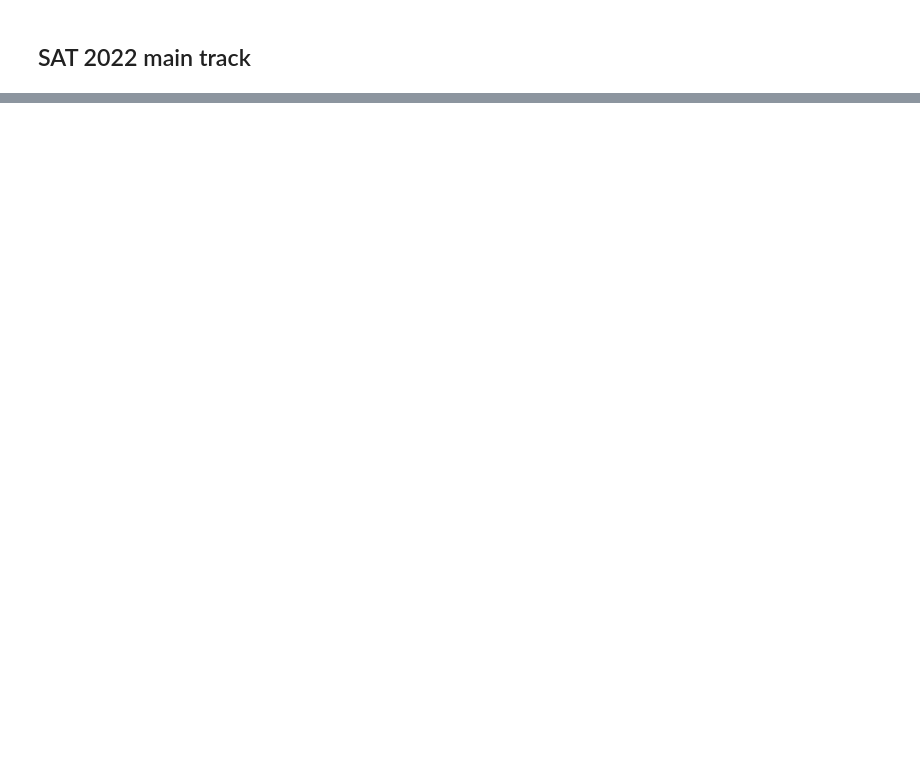
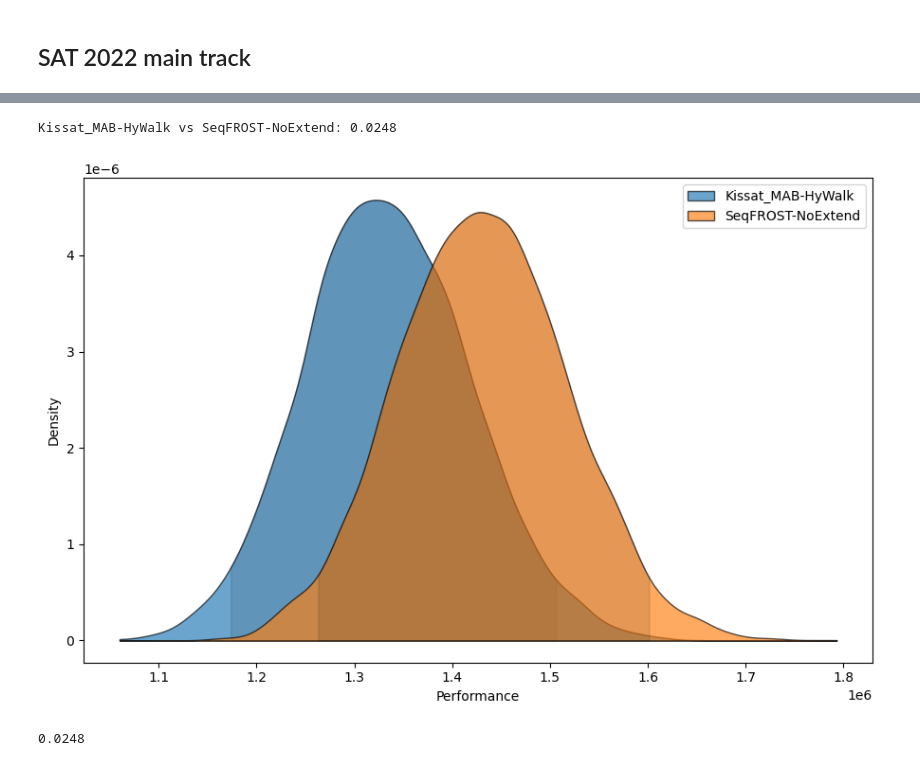
Before and after one commit to jeroenrook/robustranking, a Jupyter notebook: Experiments/main.ipynb, the cells around one changed output, grey strips where cells are left out. Saved outputs shown, nothing was run; the diff lists cells and outputs as text; code cells hidden in the pictures; blank space fills up the shorter version.

Commit message:
Initial work on MO Test scripts

```diff
--- a/Experiments/main.ipynb
+++ b/Experiments/main.ipynb
@@ -93,0 +98,7 @@ Complete table: True
+# %%
+comparison = BootstrapComparison(competition.filter(objectives="PAR2"),
+                                 alpha=0.05,
+                                 minimise=True,
+                                 bootstrap_runs=10000,
+                                 aggregation_method=np.sum)
+%time comparison.compute()
@@ -93,0 +130,10 @@ Complete table: True
+# %%
+algorithms = ["Kissat_MAB-HyWalk", "SeqFROST-NoExtend"]
+plot_distributions_comparison(comparison, algorithms)
+# %% [output]
+Kissat_MAB-HyWalk vs SeqFROST-NoExtend: 0.0248
+[figure, added]
+# %%
+comparison.statistical_test(*algorithms)
+# %% [output]
+0.0248
```
Also changed, not shown: parts of 13 cells of this notebook, 3 other files.
